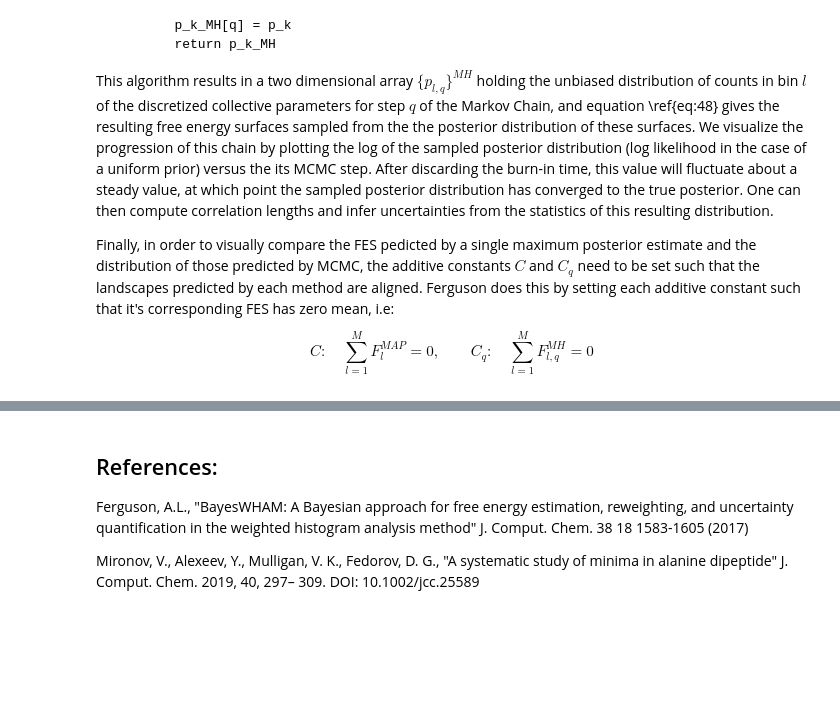
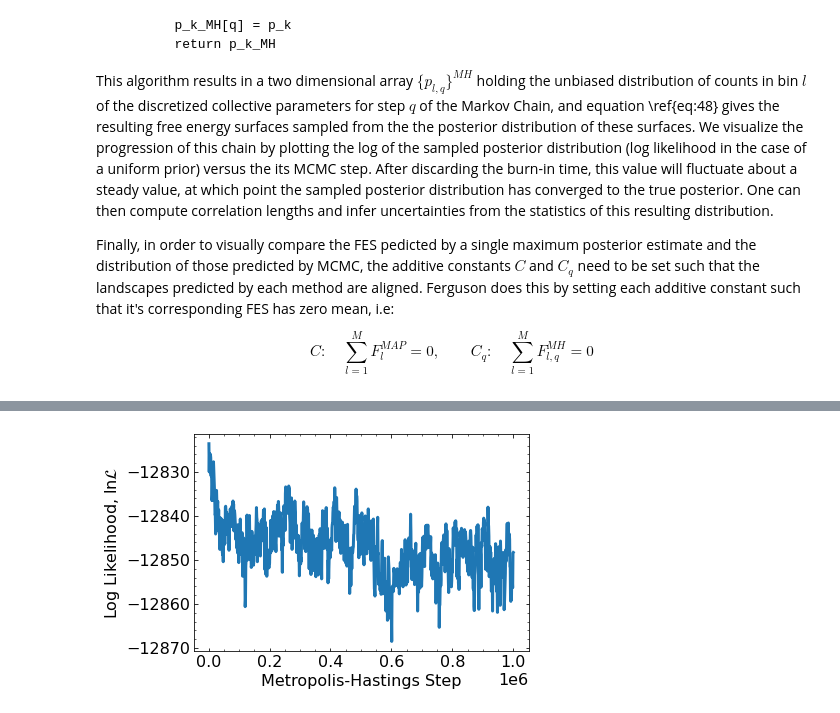
Before and after one commit to jsheppard95/bayeswham_python, a Jupyter notebook: PHYS240_Final_JacksonSheppard.ipynb, the cells around one changed output, grey strips where cells are left out. Drawn from its saved outputs; the diff is of its cells as text; code cells hidden in the pictures; blank space fills up the shorter version.

```diff
--- a/PHYS240_Final_JacksonSheppard.ipynb
+++ b/PHYS240_Final_JacksonSheppard.ipynb
@@ -428,16 +433,8 @@ plt.show()
 # %%
-f__pdf_MH = 'pdf_MH.txt'
-f__betaF_MH = 'betaF_MH.txt'
-
-pdf_MH = []
-with open(f__pdf_MH,'r') as fin:
-    for line in fin:
-        pdf_MH.append(line.strip().split())
-pdf_MH = [[float(y) for y in x] for x in pdf_MH]
-pdf_MH = np.array(pdf_MH)
+f__betaF_MH = os.path.join("data_out_uniformPrior", "betaF_MH.txt")
 
 betaF_MH = []
-with open(f__betaF_MH,'r') as fin:
+with open(f__betaF_MH, "r") as fin:
     for line in fin:
         betaF_MH.append(line.strip().split())
 betaF_MH = [[float(y) for y in x] for x in betaF_MH]
@@ -457,5 +455,23 @@ plt.show()
-# %% [markdown]
-## References:
-Ferguson, A.L., "BayesWHAM: A Bayesian approach for free energy estimation, reweighting, and uncertainty quantification in the weighted histogram analysis method" J. Comput. Chem. 38 18 1583-1605 (2017)
-
-Mironov, V., Alexeev, Y., Mulligan, V. K., Fedorov, D. G., "A systematic study of minima in alanine dipeptide" J. Comput. Chem. 2019, 40, 297– 309. DOI: 10.1002/jcc.25589
+# %%
+# Load log likelihood vs MH step and plot
+step_MH = []
+f__step_MH = os.path.join("data_out_uniformPrior", "step_MH.txt")
+with open(f__step_MH, "r") as fin:
+    for line in fin:
+        step_MH.append(int(line))
+step_MH = np.array(step_MH)
+
+logL_MH = []
+f__logL_MH = os.path.join("data_out_uniformPrior", "logL_MH.txt")
+with open(f__logL_MH, "r") as fin:
+    for line in fin:
+        logL_MH.append(float(line))
+logL_MH = np.array(logL_MH)
+# %%
+# Plot logL_MH vs step_MH
+plt.plot(step_MH, logL_MH)
+plt.xlabel("Metropolis-Hastings Step")
+plt.ylabel(r"Log Likelihood, $\ln{\mathcal{L}}$")
+plt.show()
+# %% [output]
+[figure, added]
```
Also changed, not shown: parts of 15 cells of this notebook, 13 other files.
